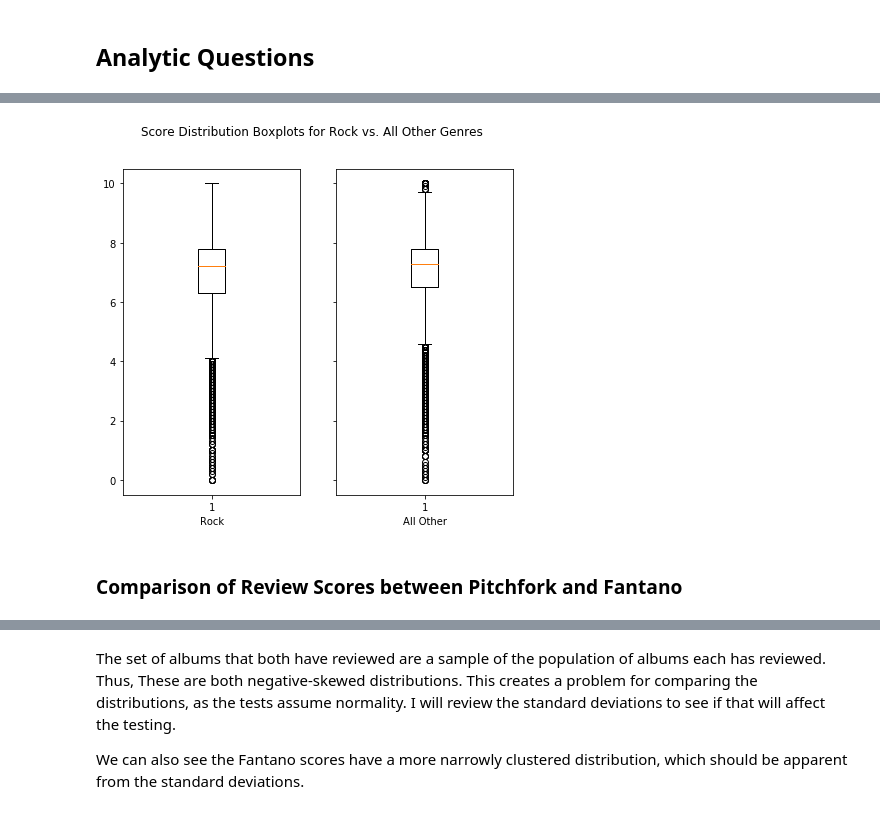
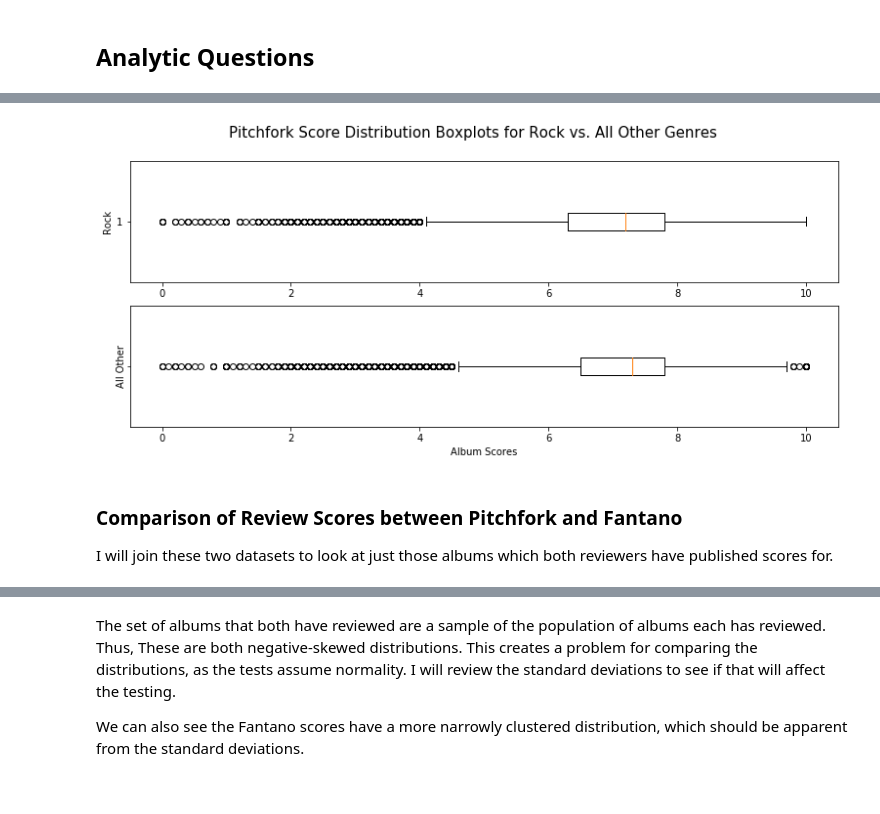
Before and after one commit to chrisoyer/thinkful_notes, a Jupyter notebook: music_caps/music review project.ipynb, the cells around one changed output, grey strips where cells are left out. Saved outputs shown, nothing was run; the diff lists cells and outputs as text; code cells hidden in the pictures.

```diff
--- a/music_caps/music review project.ipynb
+++ b/music_caps/music review project.ipynb
@@ -265,22 +114,27 @@ Perhaps because of the focus on rock music, the standard deviation for rock albu
 Pitchfork's focus is on rock music, and so I will look at rock compared to all other genres.
 # %%
 #plot Rock vs Other
-fig3 = plt.figure(figsize=(7,6))
+pf_rock = pf_reviews_df[pf_reviews_df['genre'] == 'rock']
+pf_nonrock = pf_reviews_df[pf_reviews_df['genre'] != 'rock']
+
+fig3 = plt.figure(figsize=(13,5))
 plt.ylabel('Score')
-plt.suptitle('Score Distribution Boxplots for Rock vs. All Other Genres')
+plt.suptitle('Pitchfork Score Distribution Boxplots for Rock vs. All Other Genres', fontsize=15)
 
-ax1 = plt.subplot(121)
-plt.boxplot(pf_reviews_df[pf_reviews_df['genre'] == 'rock']['score'])
-plt.xlabel('Rock')
+ax1 = plt.subplot(211)
+plt.boxplot(pf_rock['score'], vert=False)
+plt.ylabel('Rock')
 
-ax2 = plt.subplot(122,  sharey=ax1)
-plt.boxplot(pf_reviews_df[pf_reviews_df['genre'] != 'rock']['score'])
-plt.xlabel('All Other')
+ax2 = plt.subplot(212,  sharey=ax1)
+plt.boxplot(pf_nonrock['score'], vert=False)
+plt.ylabel('All Other')
 plt.setp(ax2.get_yticklabels(), visible=False)
-
+plt.xlabel('Album Scores')
 plt.show(fig3)
 # %% [output]
-[figure, old version]
+[figure, new version]
 # %% [markdown]
 ### Comparison of Review Scores between Pitchfork and Fantano
+
+I will join these two datasets to look at just those albums which both reviewers have published scores for.
 # %%
```
Also changed, not shown: parts of 41 cells of this notebook, 1 other file.
